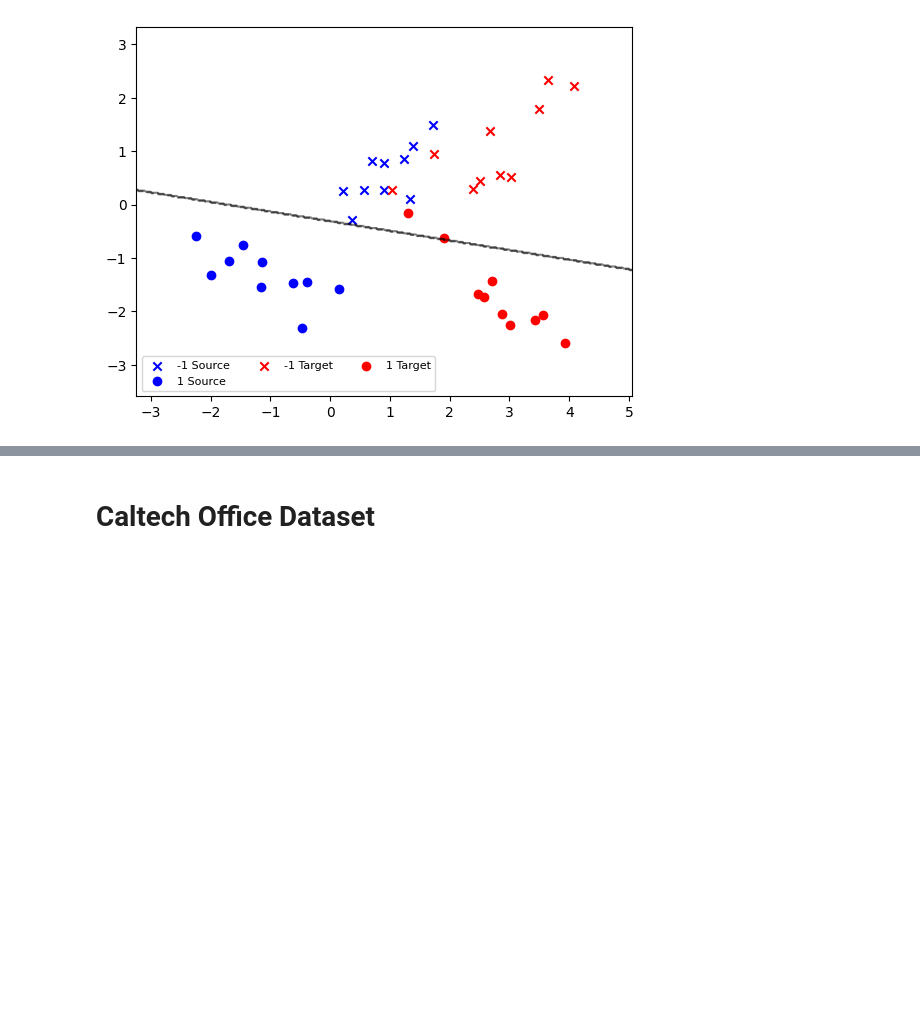
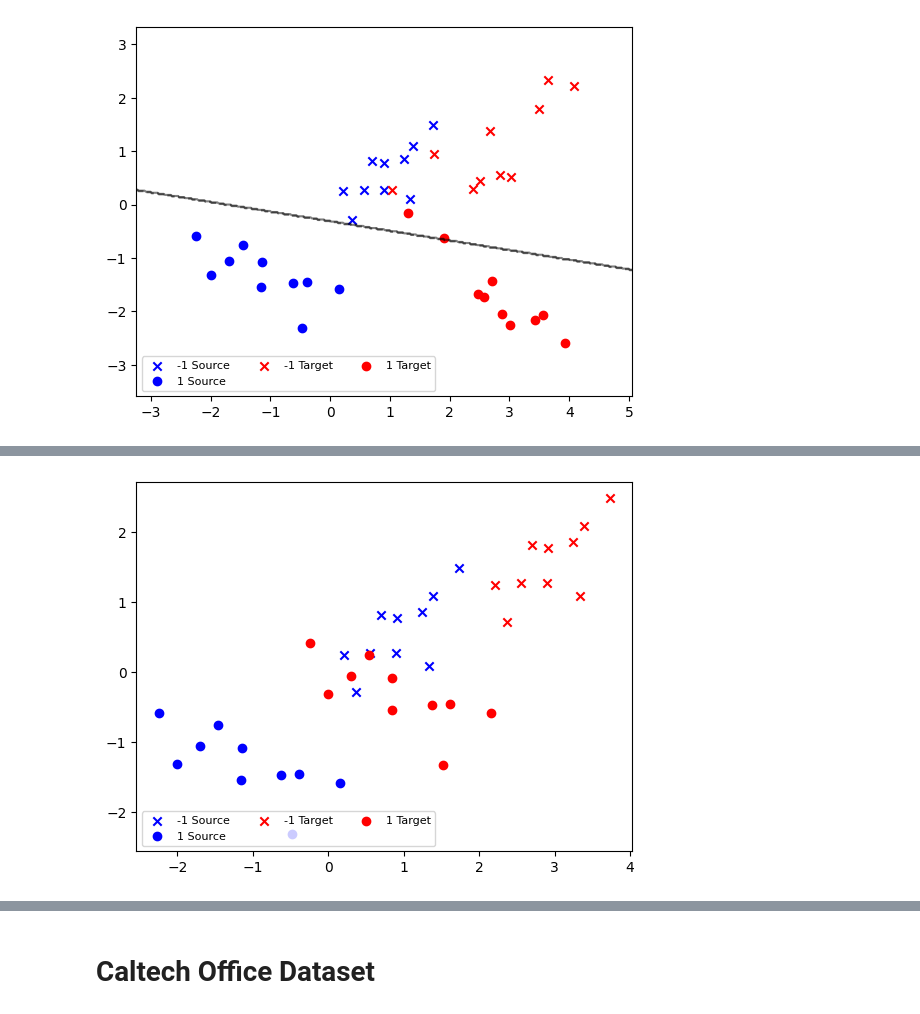
Before and after one commit to mdlbm/Optimal-Transport-Domain-Adaptation, a Jupyter notebook: OT_Domain_Adaptation.ipynb, the cells around one changed output, grey strips where cells are left out. Saved outputs shown, nothing was run; the diff lists cells and outputs as text; code cells hidden in the pictures; blank space fills up the shorter version.

```diff
--- a/OT_Domain_Adaptation.ipynb
+++ b/OT_Domain_Adaptation.ipynb
@@ -342,0 +387,27 @@ The difference is minimal because the dataset are sufficiently separated.
+# %%
+# Generate random points following the Gaussian distributions for target
+mean1 = jnp.array([3, 2])
+cov1 = jnp.array([[0.2, 0.1], [0.1, 0.3]])
+mean2 = jnp.array([1, 0])
+cov2 = jnp.array([[0.5, -0.4], [-0.2, 0.4]])
+n1 = 10
+n2 =10
+x1_,x2_,X_,y_ = Generate2DDataset(mean1, cov1, mean2, cov2, n1_, n2_, randomkey =1)
+
+colors = ['b', 'r']
+p1 = plt.scatter(X[:,0][:n1], X[:,1][:n1], marker='x', color=colors[0])
+p2 = plt.scatter(X[:,0][n1:], X[:,1][n1:], marker='o', color=colors[0])
+p3 = plt.scatter(X_[:,0][:n1_], X_[:,1][:n1_], marker='x', color=colors[1])
+p4 = plt.scatter(X_[:,0][n1_:], X_[:,1][n1_:], marker='o', color=colors[1])
+x_min, x_max = min(X[:, 0].min(),X_[:, 0].min()) - 1, max(X[:, 0].max(), X_[:, 0].max()) + 1
+y_min, y_max = min(X[:, 1].min(),X_[:, 1].min()) - 1, max(X[:, 1].max(), X_[:, 1].max()) + 1
+
+plt.legend((p1, p2, p3, p4),
+           ('-1 Source', '1 Source', '-1 Target', '1 Target'),
+           scatterpoints=1,
+           loc='lower left',
+           ncol=3,
+           fontsize=8)
+plt.show()
+# %% [output]
+[figure, added]
```
Also changed, not shown: parts of 41 cells of this notebook.
